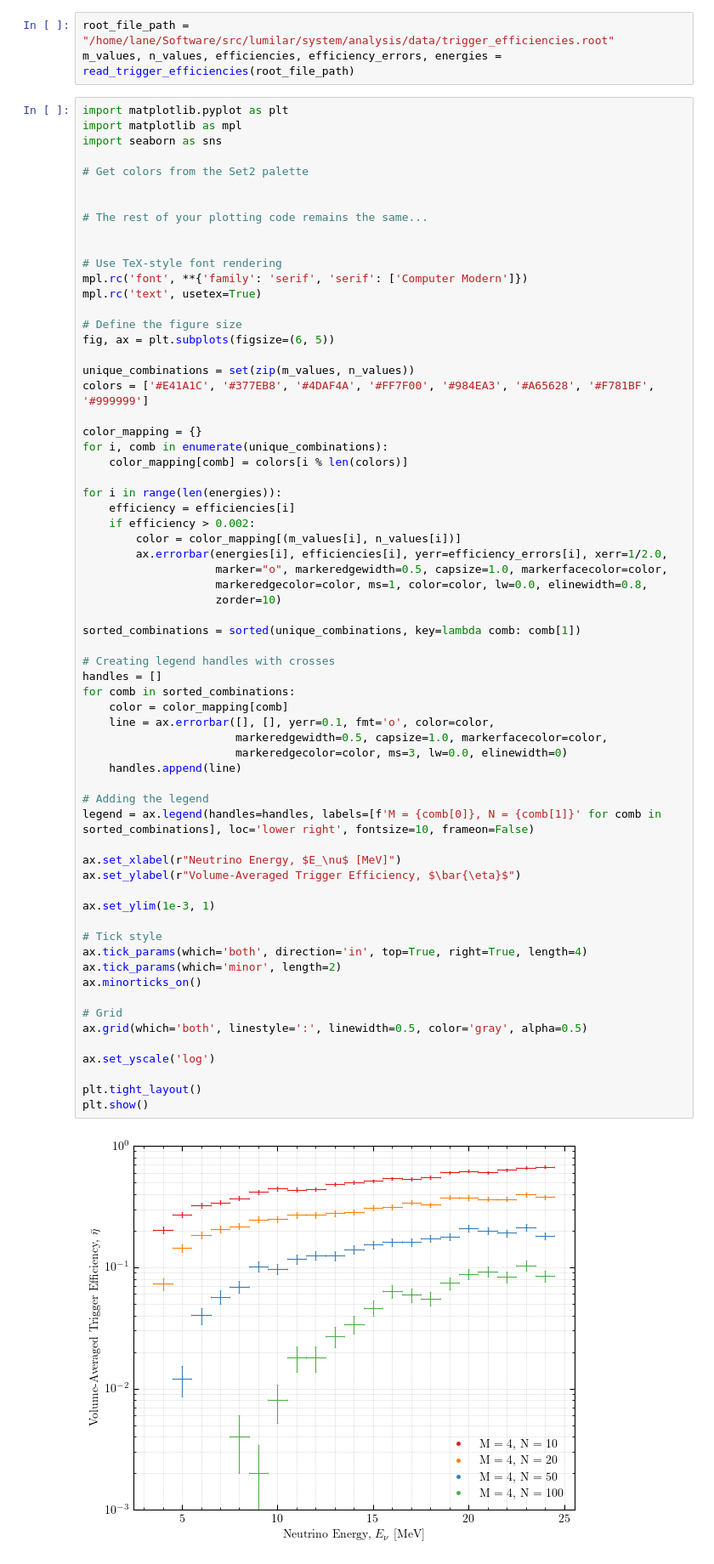
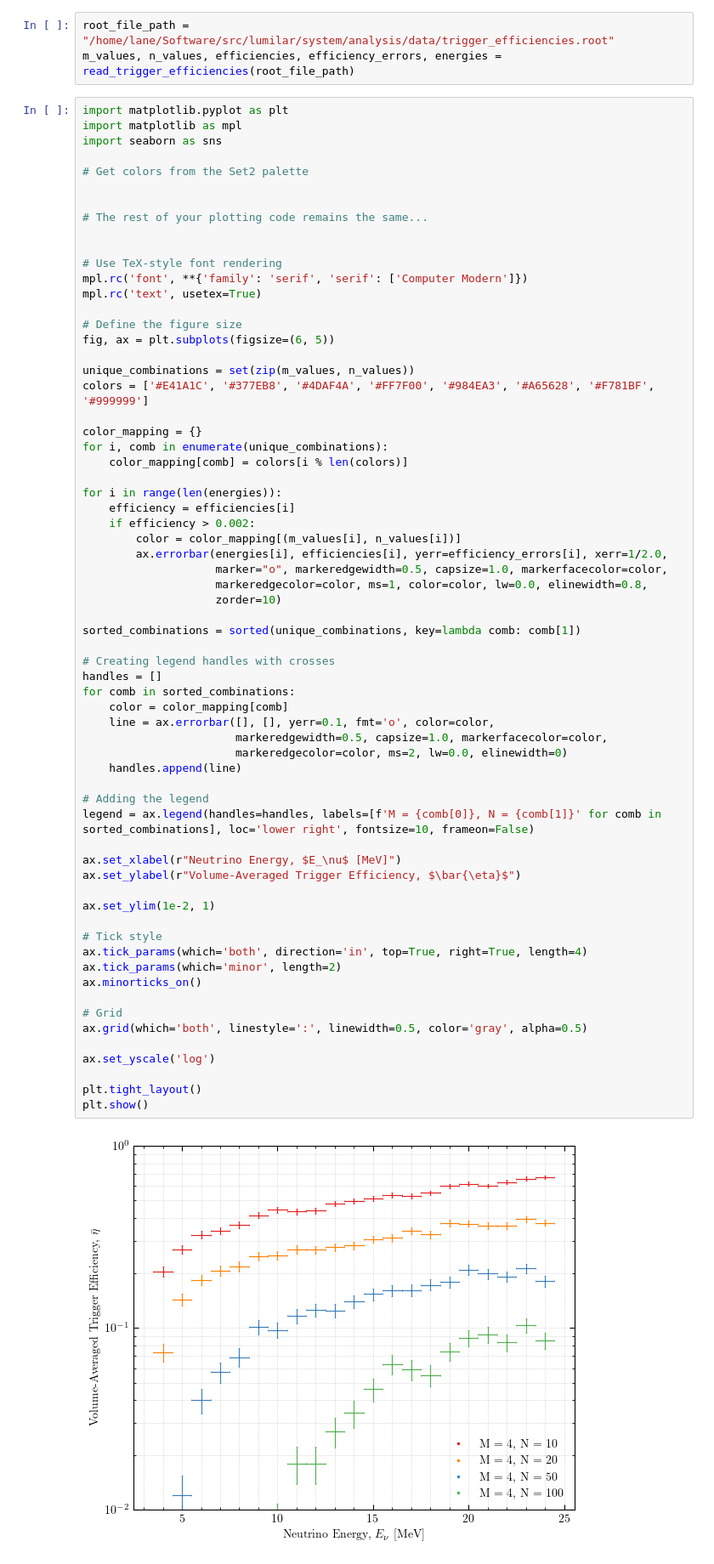
Before and after one commit to njlane314/lumilar, a Jupyter notebook: system/analysis/energy_efficiency.ipynb, the cells around one changed output. Shown at 85% size. Drawn from its saved outputs; the diff is of its cells as text.

```diff
--- a/system/analysis/energy_efficiency.ipynb
+++ b/system/analysis/energy_efficiency.ipynb
@@ -60,33 +60,33 @@ for i in range(len(energies)):
 sorted_combinations = sorted(unique_combinations, key=lambda comb: comb[1])
 
 # Creating legend handles with crosses
 handles = []
 for comb in sorted_combinations:
     color = color_mapping[comb]
     line = ax.errorbar([], [], yerr=0.1, fmt='o', color=color,
                        markeredgewidth=0.5, capsize=1.0, markerfacecolor=color,
-                       markeredgecolor=color, ms=3, lw=0.0, elinewidth=0)
+                       markeredgecolor=color, ms=2, lw=0.0, elinewidth=0)
     handles.append(line)
 
 # Adding the legend
 legend = ax.legend(handles=handles, labels=[f'M = {comb[0]}, N = {comb[1]}' for comb in sorted_combinations], loc='lower right', fontsize=10, frameon=False)
 
 ax.set_xlabel(r"Neutrino Energy, $E_\nu$ [MeV]")
 ax.set_ylabel(r"Volume-Averaged Trigger Efficiency, $\bar{\eta}$")
 
-ax.set_ylim(1e-3, 1)
+ax.set_ylim(1e-2, 1)
 
 # Tick style
 ax.tick_params(which='both', direction='in', top=True, right=True, length=4)
 ax.tick_params(which='minor', length=2)
 ax.minorticks_on()
 
 # Grid
 ax.grid(which='both', linestyle=':', linewidth=0.5, color='gray', alpha=0.5)
 
 ax.set_yscale('log')
 
 plt.tight_layout()
 plt.show()
 # %% [output]
-[figure, old version]
+[figure, new version]
```
Also changed, not shown: 24 other files.
